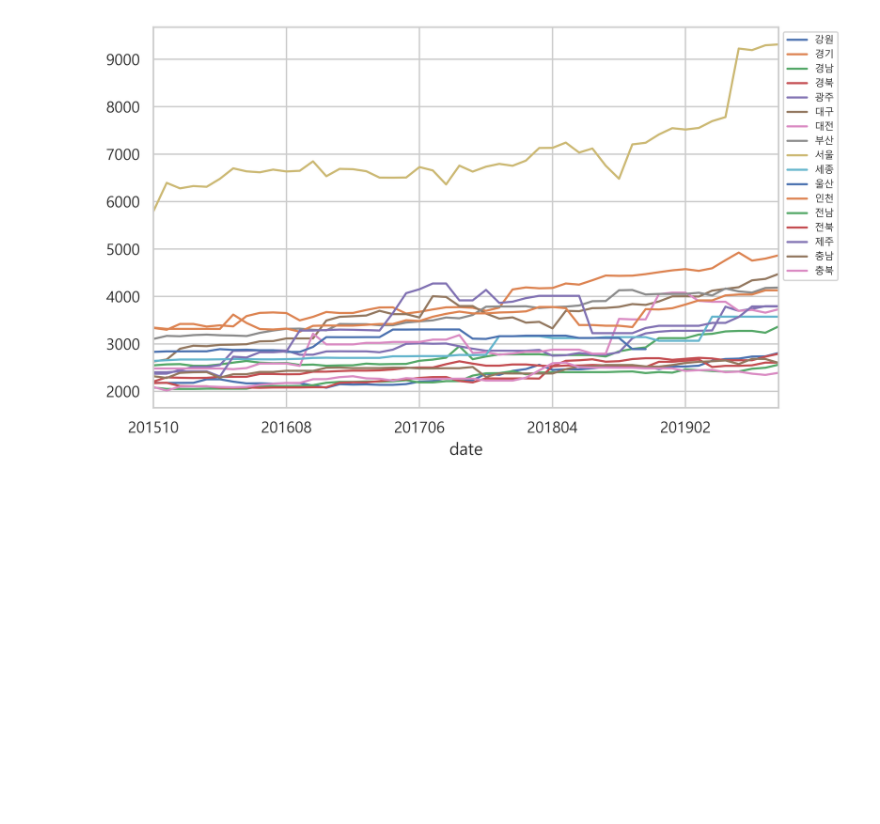
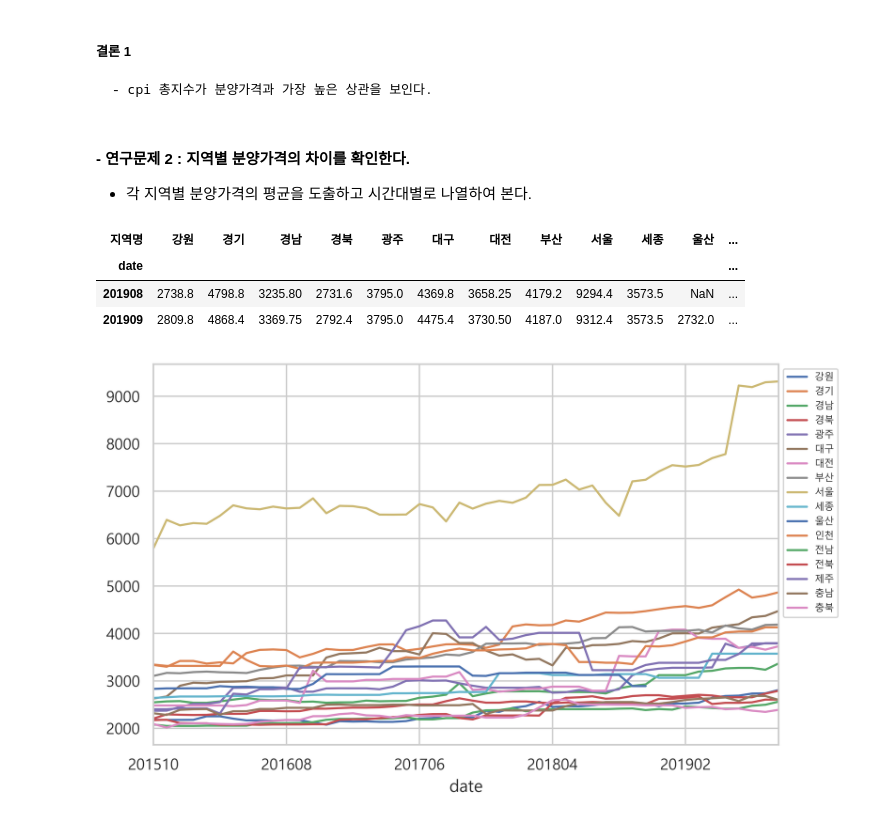
Before and after one commit to trhgu/EDA_project, a Jupyter notebook: EDA_final.ipynb, the cells around one changed output. Drawn from its saved outputs; the diff is of its cells as text; code cells hidden in the pictures; blank space fills up the shorter version.

```diff
--- a/preprocess_python.ipynb
+++ b/EDA_final.ipynb
@@ -494,0 +257,5 @@ result_pv.head(3)
+# %%
+# 같은 date끼리 groupby 하기
+googletrend_df=googletrend_df.groupby("date").agg("mean").reset_index()
+googletrend_df.sort_values(["date"], ascending=True,inplace=True)
+googletrend_df.head()
@@ -495,3 +331,18 @@ result_pv.head(3)
+# %% [markdown]
+##### 결론 1
+    - cpi 총지수가 분양가격과 가장 높은 상관을 보인다.
+# %% [markdown]
+#### - **연구문제 2** : 지역별 분양가격의 차이를 확인한다.
+- 각 지역별 분양가격의 평균을 도출하고 시간대별로 나열하여 본다.
+# %%
+result_pv=master_table.pivot_table("분양가격(㎡)",["date"],["지역명"], aggfunc=np.mean)
+result_pv.index=result_pv.index.astype("str")
+result_pv.tail(2)
+# %% [output]
+| 지역명 | 강원 | 경기 | 경남 | 경북 | 광주 | 대구 | 대전 | 부산 | 서울 | 세종 | 울산 | ... |
+| date |  |  |  |  |  |  |  |  |  |  |  | ... |
+| 201908 | 2738.8 | 4798.8 | 3235.80 | 2731.6 | 3795.0 | 4369.8 | 3658.25 | 4179.2 | 9294.4 | 3573.5 | NaN | ... |
+| 201909 | 2809.8 | 4868.4 | 3369.75 | 2792.4 | 3795.0 | 4475.4 | 3730.50 | 4187.0 | 9312.4 | 3573.5 | 2732.0 | ... |
 # %%
 result_pv.plot()
 plt.legend(loc='upper left', bbox_to_anchor=(1.0, 1.0), fontsize='x-small')
```
Also changed, not shown: parts of 144 cells of this notebook, 10 other files.
